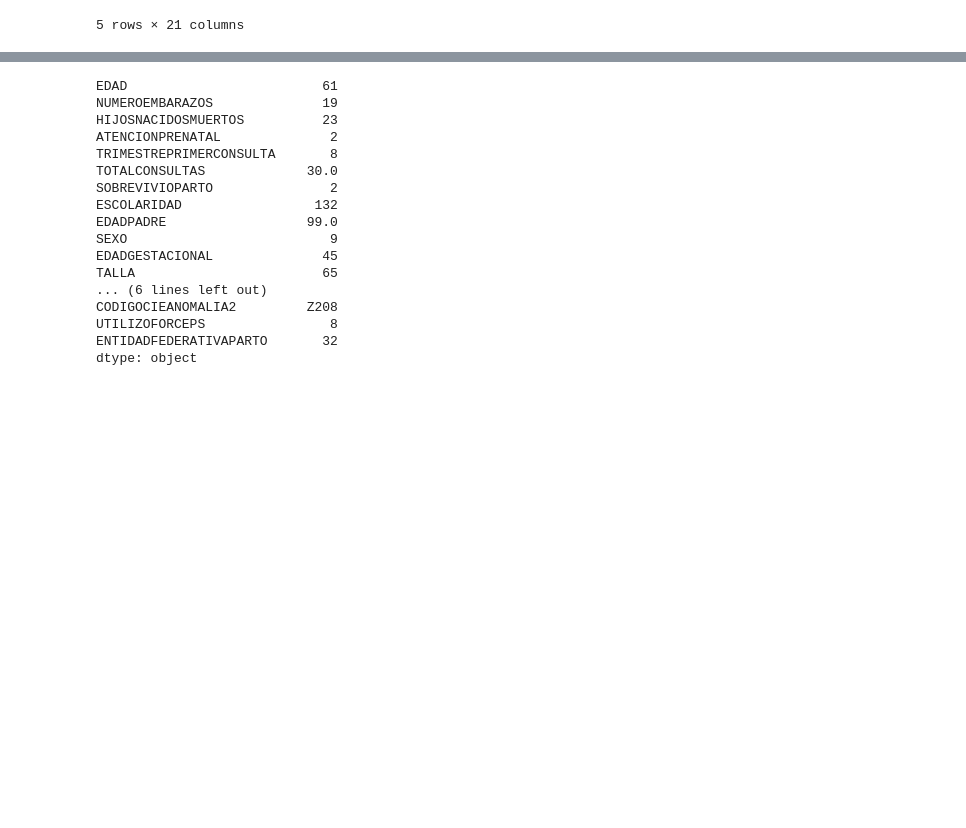
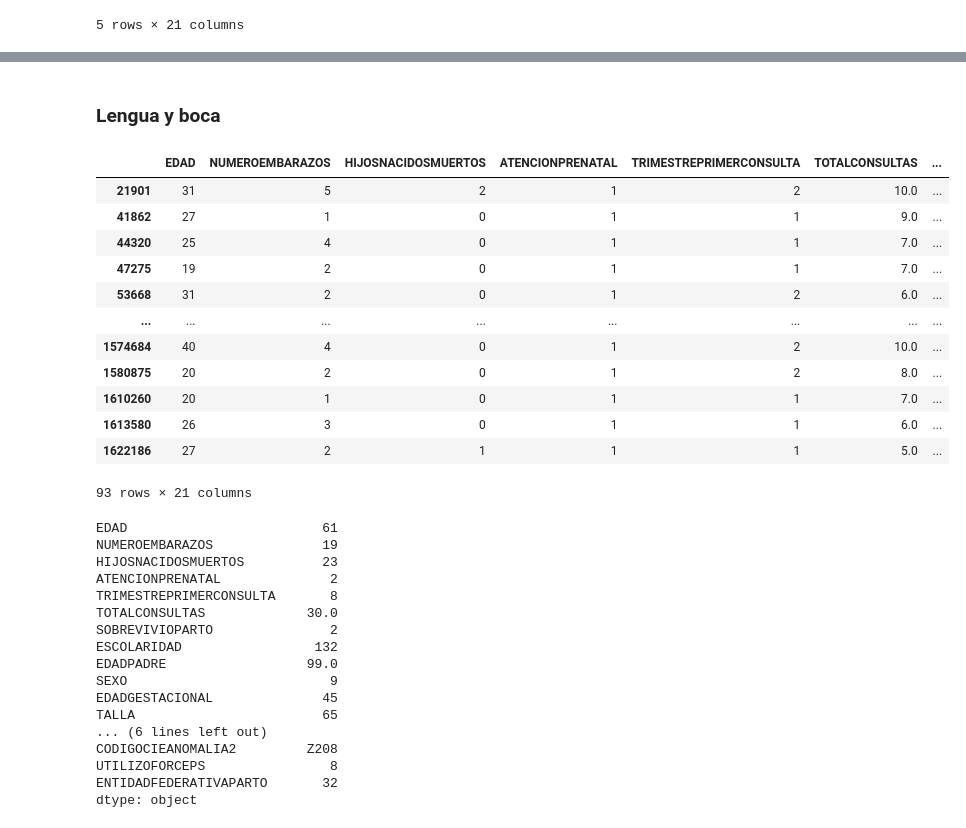
Before and after one commit to tlacloc/analisis-defunciones-nacimientos-2022, a Jupyter notebook: Analisis_Nacimientos.ipynb, the cells around one changed output, grey strips where cells are left out. Drawn from its saved outputs; the diff is of its cells as text; code cells hidden in the pictures; blank space fills up the shorter version.

```diff
--- a/Analisis_Nacimientos.ipynb
+++ b/Analisis_Nacimientos.ipynb
@@ -257,3 +270,25 @@ anomalias_cara_cuello_df
+# %% [markdown]
+### Lengua y boca
+# %%
+# Valores para lengua y boca
+codigos_lengua_boca = ['Q380', 'Q350', 'Q360', 'Q370']
+anomalias_lengua_boca = df['CODIGOCIEANOMALIA1'].isin(codigos_lengua_boca) | df['CODIGOCIEANOMALIA2'].isin(codigos_lengua_boca)
+anomalias_lengua_boca_df = df[anomalias_lengua_boca]
+anomalias_lengua_boca_df
+# %% [output]
+|  | EDAD | NUMEROEMBARAZOS | HIJOSNACIDOSMUERTOS | ATENCIONPRENATAL | TRIMESTREPRIMERCONSULTA | TOTALCONSULTAS | ... |
+| 21901 | 31 | 5 | 2 | 1 | 2 | 10.0 | ... |
+| 41862 | 27 | 1 | 0 | 1 | 1 | 9.0 | ... |
+| 44320 | 25 | 4 | 0 | 1 | 1 | 7.0 | ... |
+| 47275 | 19 | 2 | 0 | 1 | 1 | 7.0 | ... |
+| 53668 | 31 | 2 | 0 | 1 | 2 | 6.0 | ... |
+| ... | ... | ... | ... | ... | ... | ... | ... |
+| 1574684 | 40 | 4 | 0 | 1 | 2 | 10.0 | ... |
+| 1580875 | 20 | 2 | 0 | 1 | 2 | 8.0 | ... |
+| 1610260 | 20 | 1 | 0 | 1 | 1 | 7.0 | ... |
+| 1613580 | 26 | 3 | 0 | 1 | 1 | 6.0 | ... |
+| 1622186 | 27 | 2 | 1 | 1 | 1 | 5.0 | ... |
+93 rows × 21 columns
 # %%
 df=df.drop(df[df['EDAD']==999].index)
 df=df.drop(df[df['EDAD']==888].index)
```
Also changed, not shown: parts of 7 cells of this notebook.
